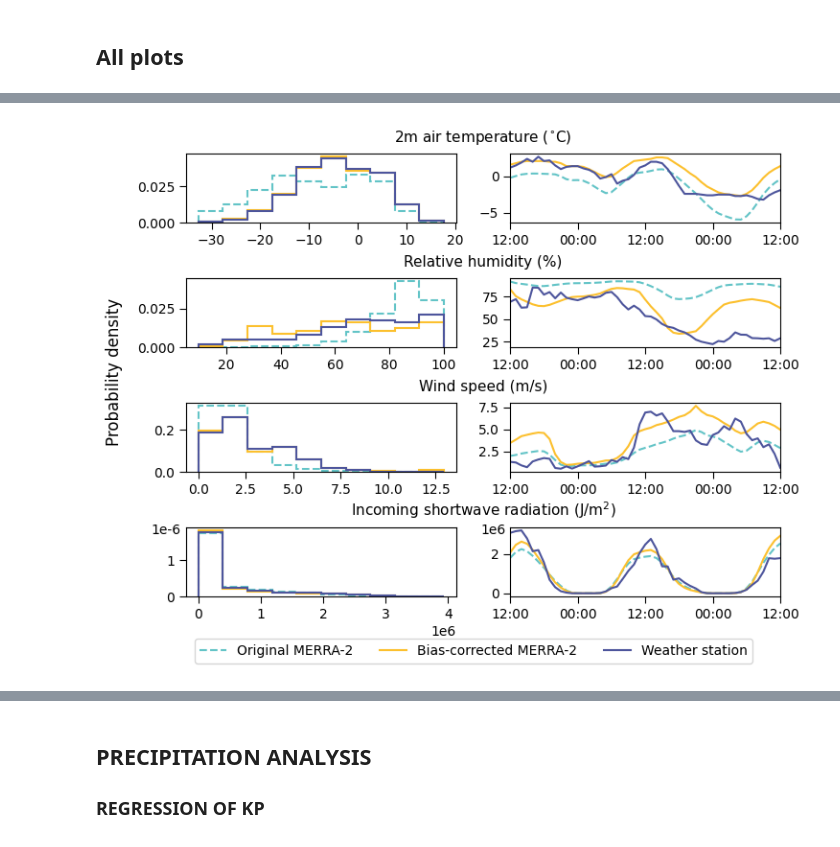
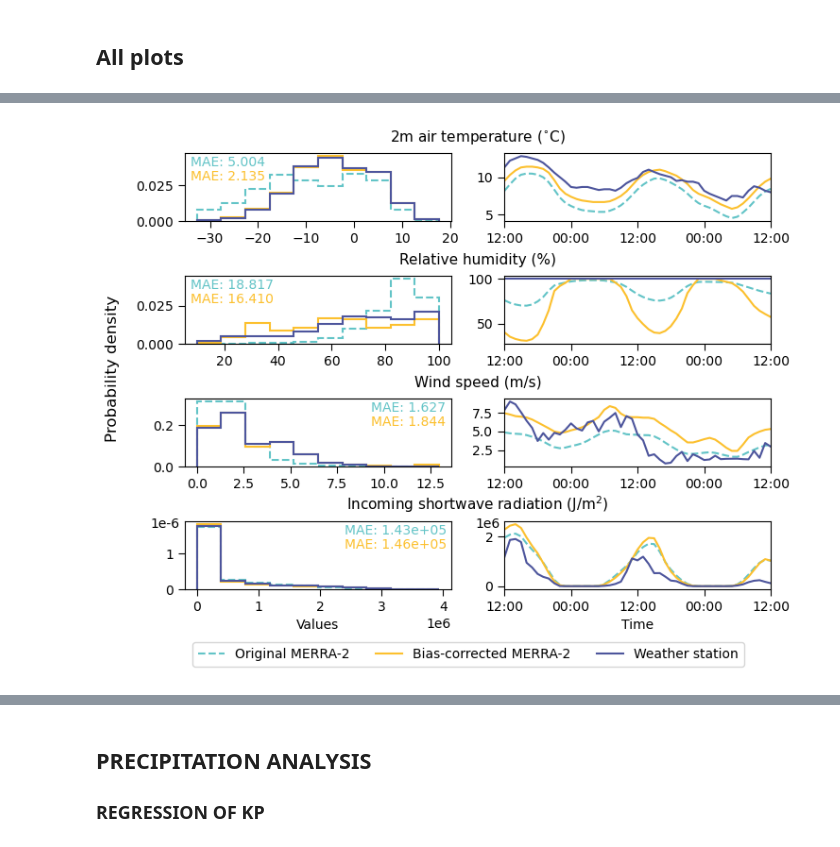
Before and after one commit to clairevwilson/PyGEM-EB, a Jupyter notebook: figs_climate.ipynb, the cells around one changed output, grey strips where cells are left out. Cells and saved outputs as stored; diff of their text form; code cells hidden in the pictures.

Commit message:
debug print statements, plotting

```diff
--- a/figs_climate.ipynb
+++ b/figs_climate.ipynb
@@ -207,6 +207,7 @@ for date in new_dates:
 
 temp_MERRA2 = temp_MERRA2.interp(time=pd.to_datetime(dates_data))
 temp_nunatak = temp_nunatak.loc[dates_data]
+temp_nunatak = temp_nunatak.groupby(level=0).mean()
 
 # Correct nunatak temperature data to the on-ice AWS
 # dates_2024 = np.sort(list(set(temp_CLAWS.index) & set(temp_nunatak.index)))
@@ -282,4 +291,4 @@ for date in new_dates:
 
 SWin_MERRA2 = SWin_MERRA2.interp(time=pd.to_datetime(dates_data))
 SWin_nunatak = SWin_nunatak.loc[dates_data]
-print(np.where(np.isnan(SWin_nunatak)))
+SWin_nunatak = SWin_nunatak.groupby(level=0).mean()
@@ -498,7 +523,8 @@ sorted, mapping = quantile_mapping(X_rh, y_rh, 'rh')
 # fig.supylabel('Relative humidity (%)')
 # plt.show()
 
-time_rh = time - pd.Timedelta(days=365*9+202)
+# time_rh = time - pd.Timedelta(days=365*9+202)
+time_rh = pd.date_range('2014-11-02 20:00:00','2014-11-04 20:00:00',freq='h')
 raw = RH_MERRA2.sel(time=time_rh).values # temp_MERRA2.values[time_idx]
 adj = np.interp(raw, sorted, mapping)
 aws = RH_ridge.loc[time_rh]
@@ -515,3 +554,6 @@ plt.show()
+# %%
+select_time = pd.date_range('2024-07-25 20:00:00','2024-07-27 20:00:00',freq='h')
+time_rh = pd.date_range('2014-07-25 20:00:00','2014-07-27 20:00:00',freq='h')
 # %%
 all_dict = {'temp':{'X':X_temp,'y':y_temp,'all':all_temp,'label':'2m air temperature ($^{\circ}$C)','AWS':temp_nunatak,'MERRA2':temp_MERRA2},
             'rh':{'X':X_rh,'y':y_rh,'all':all_rh,'label':'Relative humidity (%)','AWS':RH_ridge,'MERRA2':RH_MERRA2},
@@ -531,6 +573,8 @@ for v,var in enumerate(all_dict):
         time = time_rh
     else:
         time = select_time
+    time += pd.Timedelta(hours=24*12)
+    print(time[0])
     raw = all_dict[var]['MERRA2'].sel(time=time).values # temp_MERRA2.values[time_idx]
     sorted, mapping = quantile_mapping(X,y,var)
     adj = np.interp(raw, sorted, mapping)
@@ -563,8 +607,21 @@ for v,var in enumerate(all_dict):
 #         if row < 3:
 #             ax.set_xlabel('')
 
-plots[-2].set_xlabel('Values')
-plots[-1].set_xlabel('Time')
+plots[0,0].text(0.02,0.8,f'MAE: {MAE_temp_before:.3f}',color='#63c4c7',transform=plots[0,0].transAxes)
+plots[0,0].text(0.02,0.6,f'MAE: {MAE_temp_after:.3f}',color='#fcc02e',transform=plots[0,0].transAxes)
+
+plots[1,0].text(0.02,0.8,f'MAE: {MAE_rh_before:.3f}',color='#63c4c7',transform=plots[1,0].transAxes)
+plots[1,0].text(0.02,0.6,f'MAE: {MAE_rh_after:.3f}',color='#fcc02e',transform=plots[1,0].transAxes)
+
+plots[2,0].text(0.7,0.8,f'MAE: {MAE_wind_before:.3f}',color='#63c4c7',transform=plots[2,0].transAxes)
+plots[2,0].text(0.7,0.6,f'MAE: {MAE_wind_after:.3f}',color='#fcc02e',transform=plots[2,0].transAxes)
+
+plots[3,0].text(0.6,0.8,f'MAE: {MAE_SWin_before:.2e}',color='#63c4c7',transform=plots[3,0].transAxes)
+plots[3,0].text(0.6,0.6,f'MAE: {MAE_SWin_after:.2e}',color='#fcc02e',transform=plots[3,0].transAxes)
+
+
+plots[-1,-2].set_xlabel('Values')
+plots[-1,-1].set_xlabel('Time')
 
 fig.supylabel('Probability density')
 
@@ -586 +651 @@ plt.show()
-[figure, old version]
+[figure, new version]
```
Also changed, not shown: parts of 12 cells of this notebook, 14 other files.
